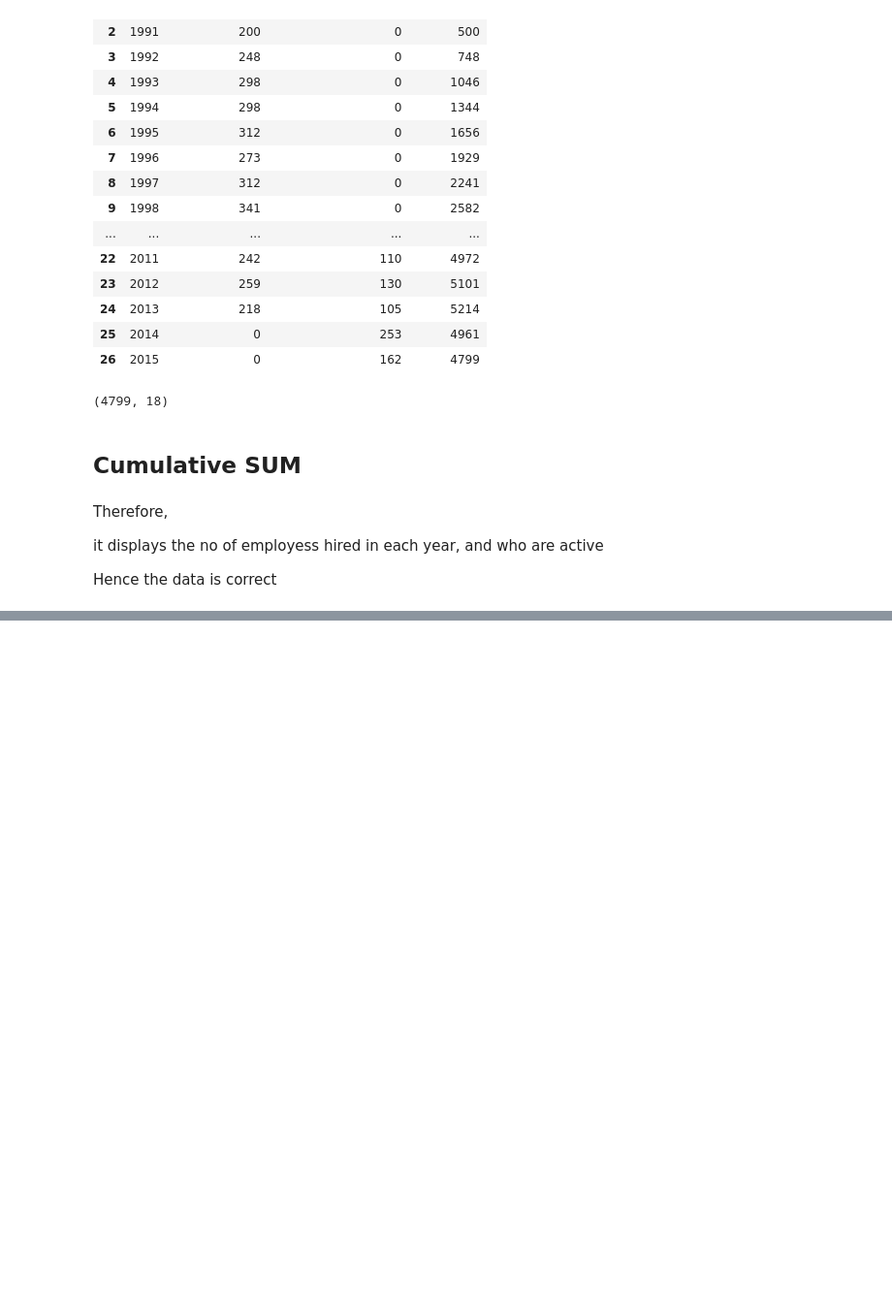
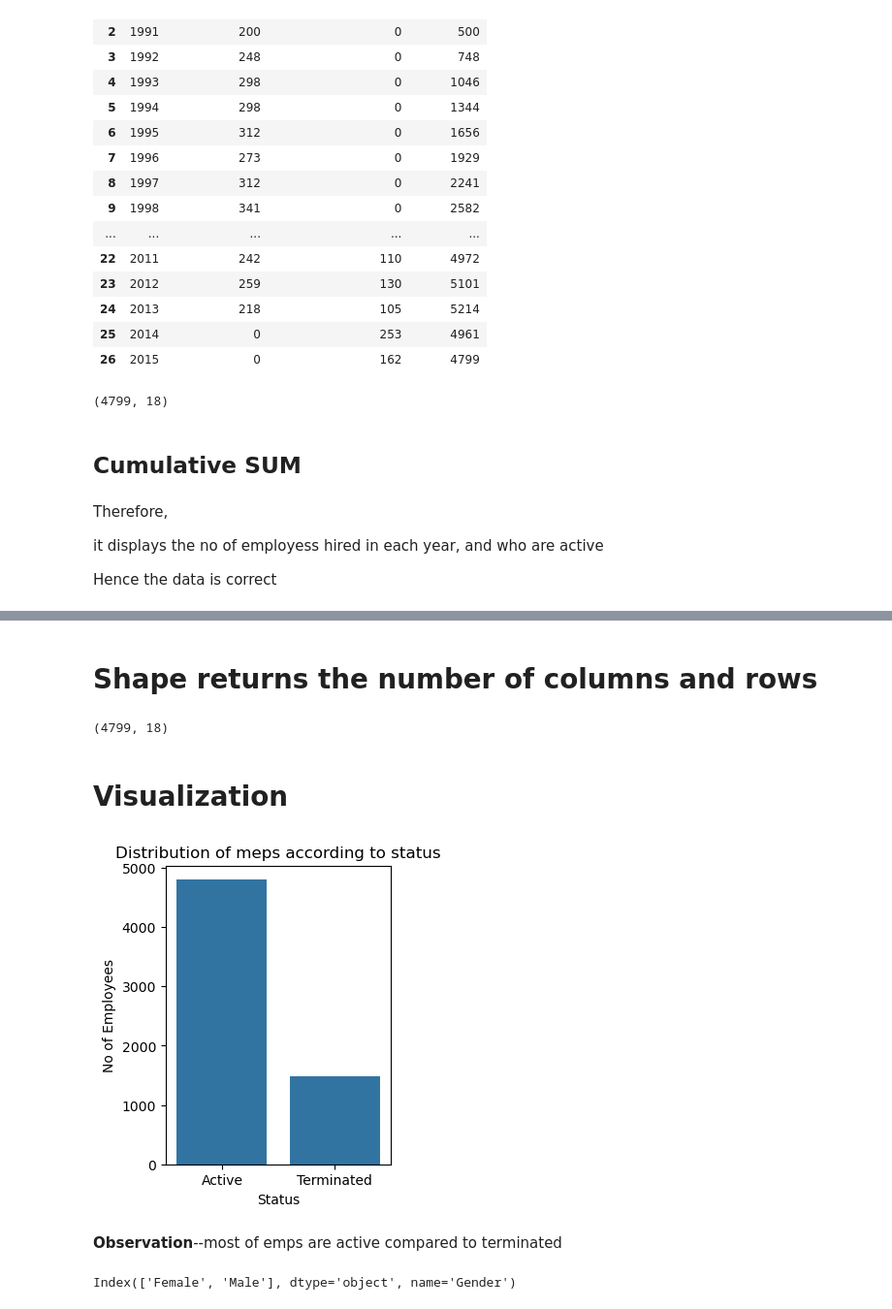
Before and after one commit to muskanmaurya2/Data_analysis_pyspiders, a Jupyter notebook: matttt_seaaa/Attrition_data.ipynb, the cells around one changed output, grey strips where cells are left out. Shown at 97% size. Cells and saved outputs as stored; diff of their text form; code cells hidden in the pictures; blank space fills up the shorter version.

```diff
--- a/matttt_seaaa/Attrition_data.ipynb
+++ b/matttt_seaaa/Attrition_data.ipynb
@@ -547,0 +581,8 @@ Hence the data is correct
+# %% [markdown]
+# Shape returns the number of columns and rows
+# %%
+df.loc[df['Status']=='Active'].shape
+# %% [output]
+(4799, 18)
+# %% [markdown]
+# Visualization
@@ -547,0 +592,16 @@ Hence the data is correct
+# %%
+plt.figure(figsize=(3,4))
+sns.countplot(df,x='Status')
+plt.title('Distribution of meps according to status')
+plt.ylabel('No of Employees')
+plt.show()
+# %% [output]
+[figure, added]
+# %% [markdown]
+**Observation**--most of emps are active compared to terminated
+# %%
+c=df['Gender'].value_counts()
+c.values
+c.index
+# %% [output]
+Index(['Female', 'Male'], dtype='object', name='Gender')
```
Also changed, not shown: parts of 23 cells of this notebook, 2 other files.
